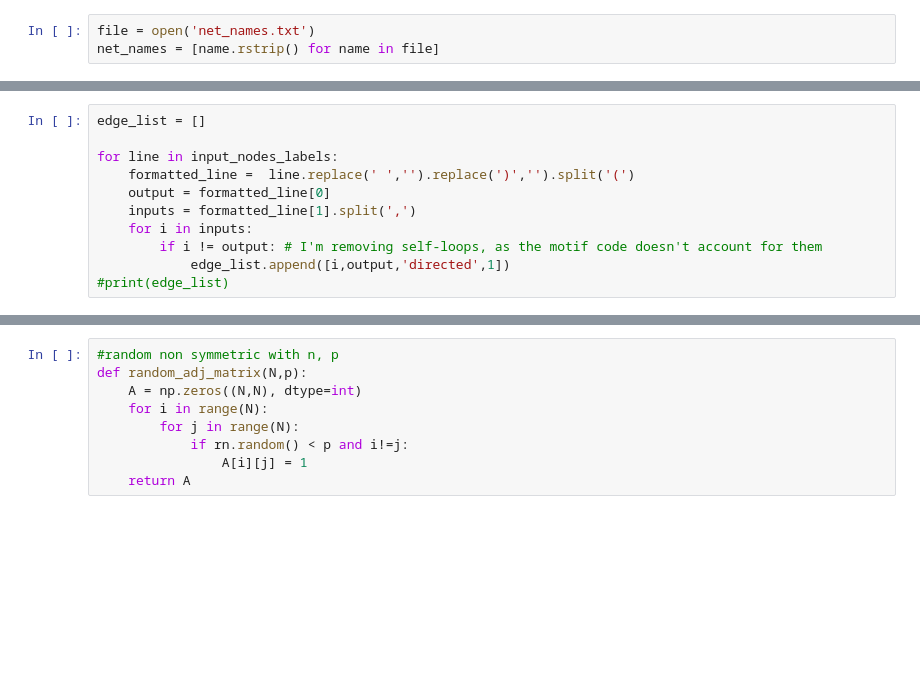
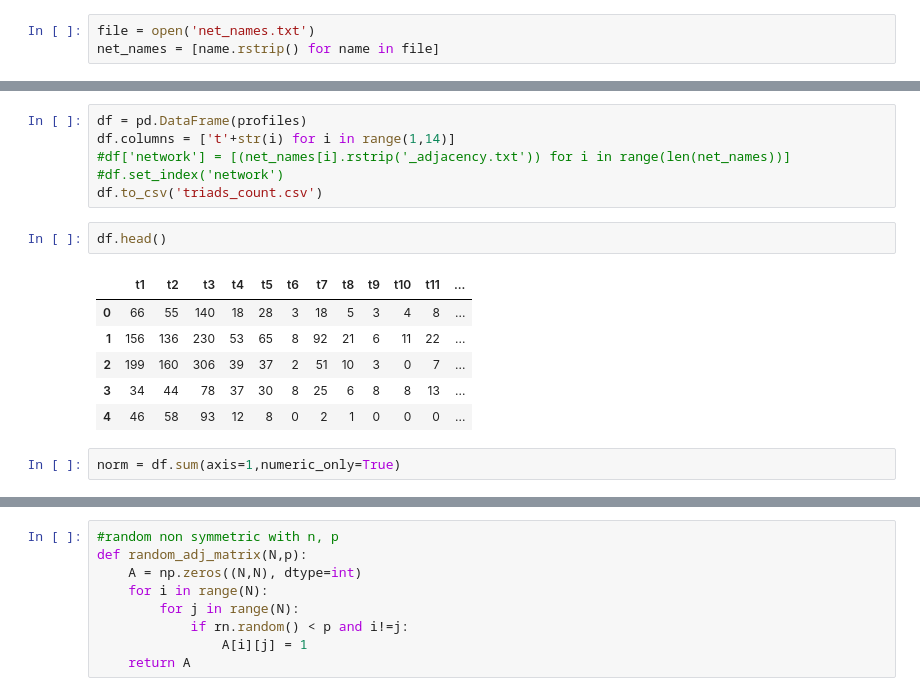
Before and after one commit to EnricoBorriello/Triads_Topology_Bio_Nets, a Jupyter notebook: Adjacency Matrices.ipynb, the cells around one changed output, grey strips where cells are left out. Cells and saved outputs as stored; diff of their text form; blank space fills up the shorter version.

```diff
--- a/Adjacency Matrices.ipynb
+++ b/Adjacency Matrices.ipynb
@@ -105,11 +54,0 @@ input_nodes_labels
-# %%
-edge_list = []
-
-for line in input_nodes_labels:
-    formatted_line =  line.replace(' ','').replace(')','').split('(')
-    output = formatted_line[0]
-    inputs = formatted_line[1].split(',')
-    for i in inputs:
-        if i != output: # I'm removing self-loops, as the motif code doesn't account for them
-            edge_list.append([i,output,'directed',1])
-#print(edge_list)
@@ -279 +68,18 @@ profiles = [
+# %%
+df = pd.DataFrame(profiles)
+df.columns = ['t'+str(i) for i in range(1,14)]
+#df['network'] = [(net_names[i].rstrip('_adjacency.txt')) for i in range(len(net_names))]
+#df.set_index('network')
+df.to_csv('triads_count.csv')
+# %%
+df.head()
+# %% [output]
+|  | t1 | t2 | t3 | t4 | t5 | t6 | t7 | t8 | t9 | t10 | t11 | ... |
+| 0 | 66 | 55 | 140 | 18 | 28 | 3 | 18 | 5 | 3 | 4 | 8 | ... |
+| 1 | 156 | 136 | 230 | 53 | 65 | 8 | 92 | 21 | 6 | 11 | 22 | ... |
+| 2 | 199 | 160 | 306 | 39 | 37 | 2 | 51 | 10 | 3 | 0 | 7 | ... |
+| 3 | 34 | 44 | 78 | 37 | 30 | 8 | 25 | 6 | 8 | 8 | 13 | ... |
+| 4 | 46 | 58 | 93 | 12 | 8 | 0 | 2 | 1 | 0 | 0 | 0 | ... |
+# %%
+norm = df.sum(axis=1,numeric_only=True)
 # %%
```
Also changed, not shown: parts of 40 cells of this notebook, 2 other files.
